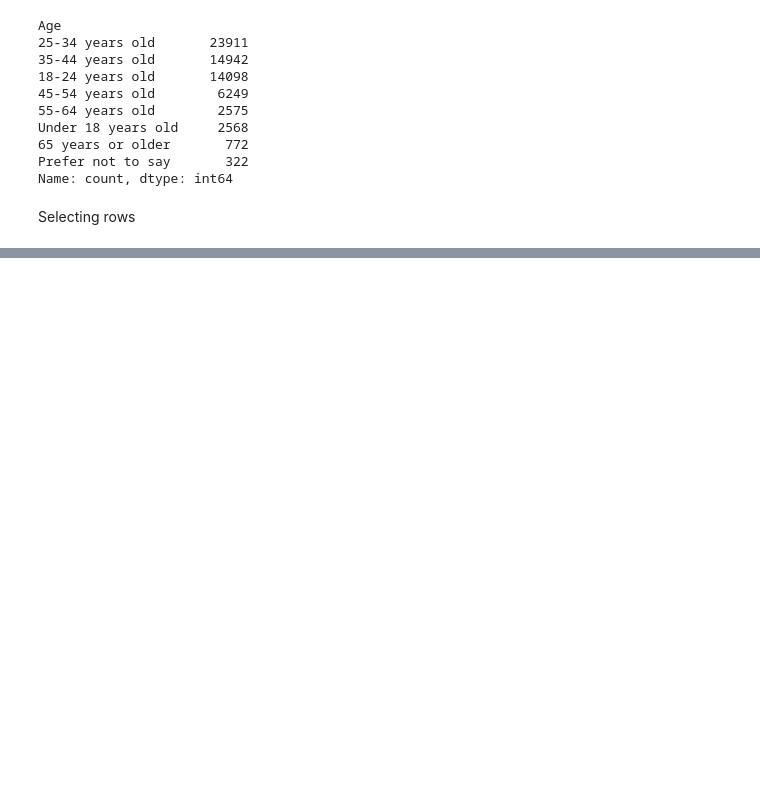
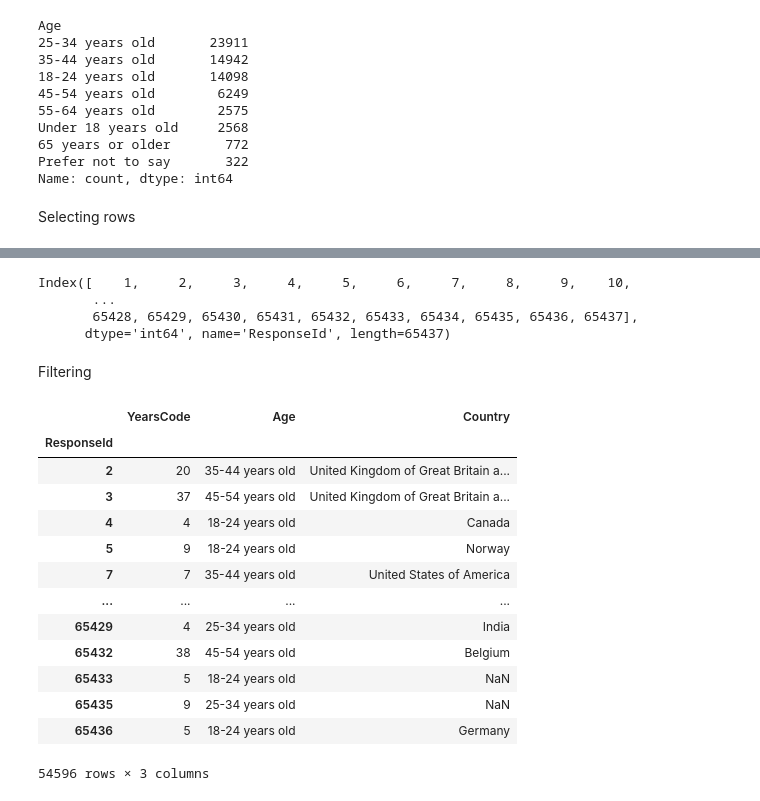
Before and after one commit to aditishaktawat/Data-Analyst-Journey, a Jupyter notebook: 04_Python/pandas/pandas.ipynb, the cells around one changed output, grey strips where cells are left out. Saved outputs shown, nothing was run; the diff lists cells and outputs as text; code cells hidden in the pictures; blank space fills up the shorter version.

```diff
--- a/04_Python/pandas/pandas.ipynb
+++ b/04_Python/pandas/pandas.ipynb
@@ -140,0 +152,30 @@ df.loc[1:4, 'Age' :'CodingActivities']
+# %%
+df.index
+# %% [output]
+Index([    1,     2,     3,     4,     5,     6,     7,     8,     9,    10,
+       ...
+       65428, 65429, 65430, 65431, 65432, 65433, 65434, 65435, 65436, 65437],
+      dtype='int64', name='ResponseId', length=65437)
+# %%
+df.sort_index(inplace= True)
+# %% [markdown]
+Filtering
+# %%
+# Return age, country, years exp where exp is greater than 10 years
+years_exp = (df['YearsCode'] > '10')
+df.loc[years_exp, ['YearsCode', 'Age' ,'Country']]
+# %% [output]
+|  | YearsCode | Age | Country |
+| ResponseId |  |  |  |
+| 2 | 20 | 35-44 years old | United Kingdom of Great Britain a... |
+| 3 | 37 | 45-54 years old | United Kingdom of Great Britain a... |
+| 4 | 4 | 18-24 years old | Canada |
+| 5 | 9 | 18-24 years old | Norway |
+| 7 | 7 | 35-44 years old | United States of America |
+| ... | ... | ... | ... |
+| 65429 | 4 | 25-34 years old | India |
+| 65432 | 38 | 45-54 years old | Belgium |
+| 65433 | 5 | 18-24 years old | NaN |
+| 65435 | 9 | 25-34 years old | NaN |
+| 65436 | 5 | 18-24 years old | Germany |
+54596 rows × 3 columns
```
Also changed, not shown: parts of 16 cells of this notebook, 1 other file.
